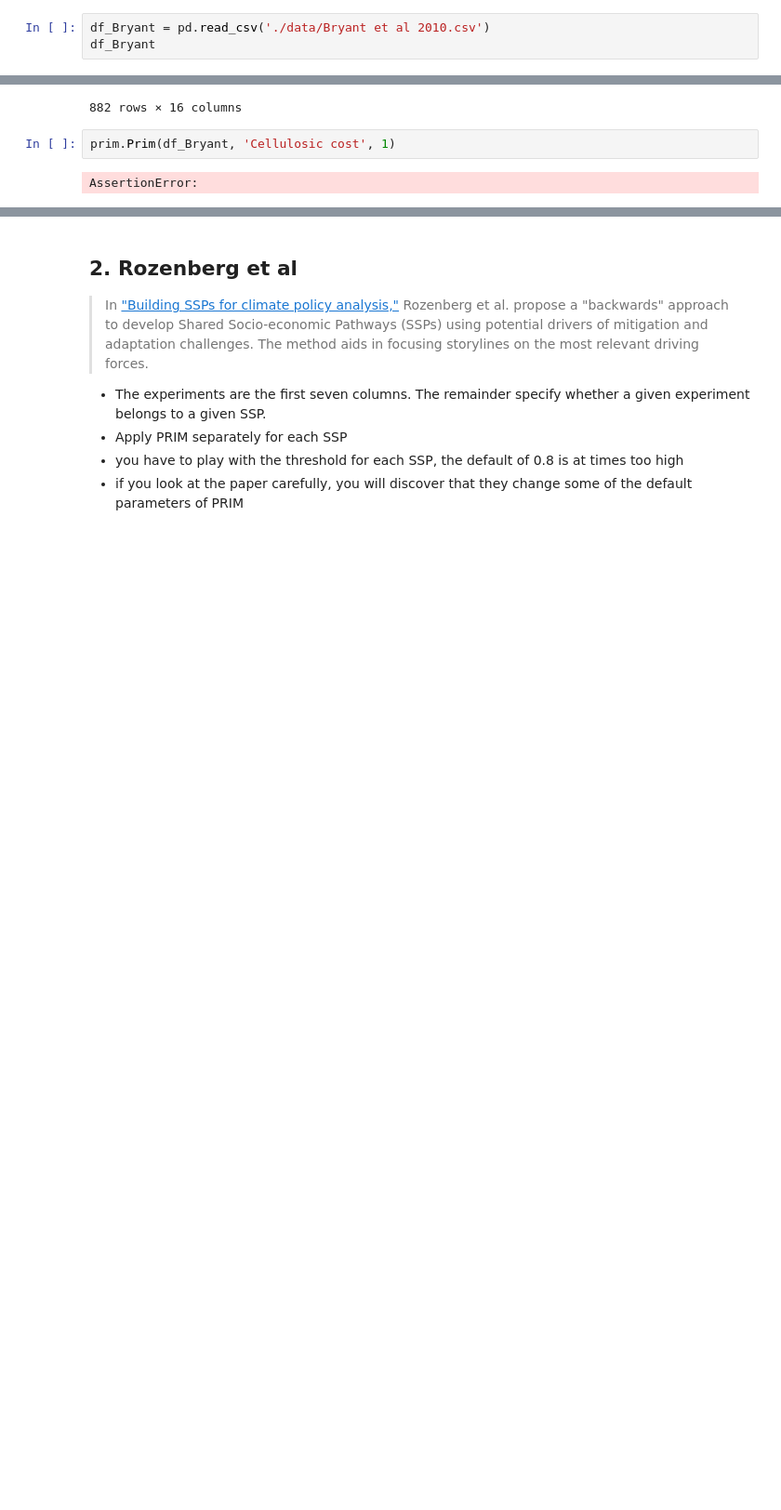
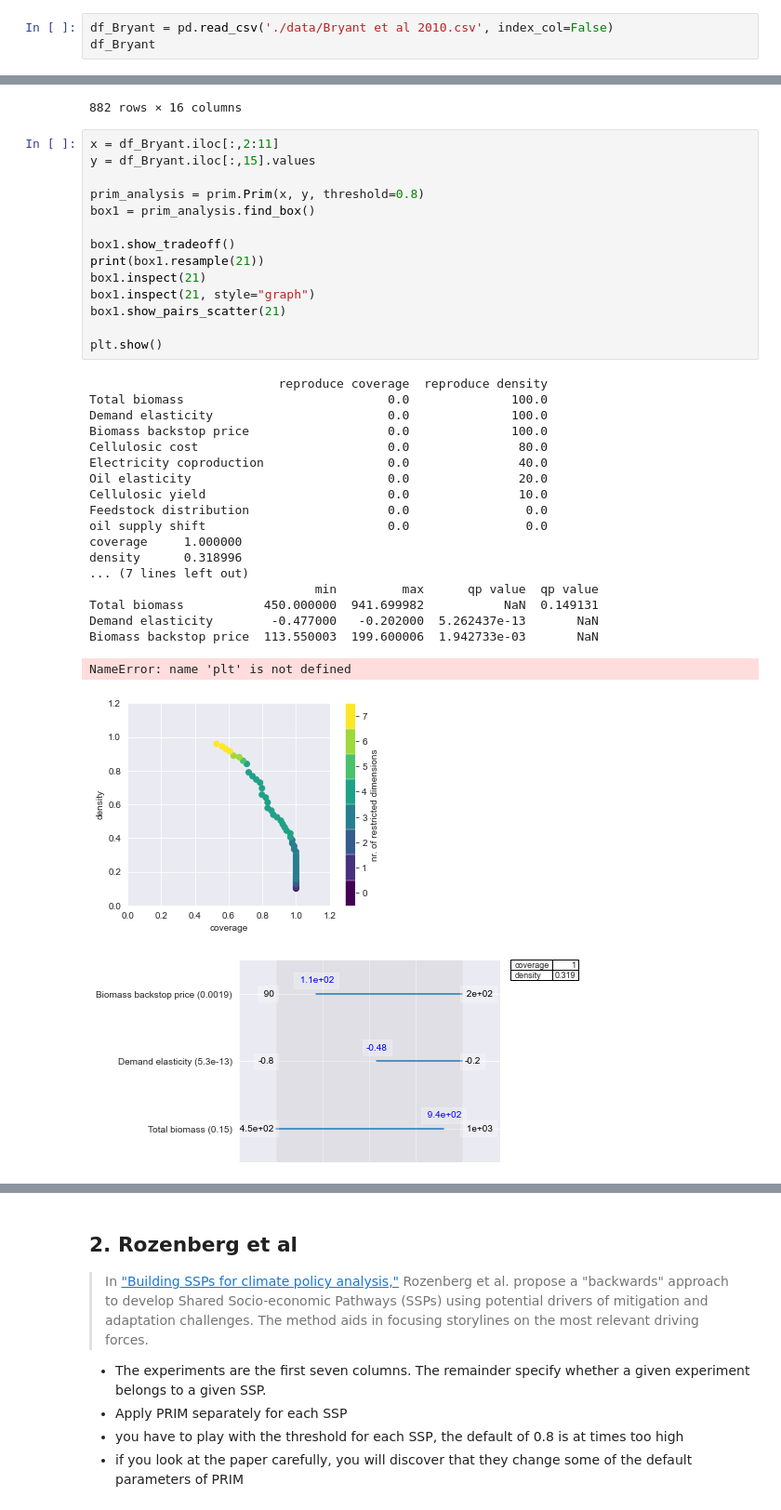
Before and after one commit to matthijsvandew/epa1361_open, a Jupyter notebook: Week 3-4 - vulnerability analysis/assignment 4 - scenario discovery.ipynb, the cells around one changed output, grey strips where cells are left out. Shown: that part at 93% size. Cells and saved outputs as stored; diff of their text form; blank space fills up the shorter version.

Commit message:
Update assignment 4 - scenario discovery.ipynb
First successful usage of Prim according to the docs

```diff
--- a/Week 3-4 - vulnerability analysis/assignment 4 - scenario discovery.ipynb
+++ b/Week 3-4 - vulnerability analysis/assignment 4 - scenario discovery.ipynb
@@ -22,7 +22,7 @@ Load the data using pandas. The experiments are in colums 2-10, while the outcom
 from ema_workbench.analysis import prim
 import pandas as pd
 # %%
-df_Bryant = pd.read_csv('./data/Bryant et al 2010.csv')
+df_Bryant = pd.read_csv('./data/Bryant et al 2010.csv', index_col=False)
 df_Bryant
 # %% [output]
 |  | renew req % | Pricing | Cellulosic cost | Total biomass | Feedstock distribution | Cellulosic yield | ... |
@@ -38,7 +38,38 @@ df_Bryant
 | 880 | 0.25 | 1 | 108.300003 | 694.200012 | 0.65 | 99.800003 | ... |
 | 881 | 0.25 | 1 | 121.099998 | 588.599976 | 0.35 | 94.599998 | ... |
 882 rows × 16 columns
-# %%
-prim.Prim(df_Bryant, 'Cellulosic cost', 1)
-# %% [output]
-AssertionError:
+# %%
+x = df_Bryant.iloc[:,2:11]
+y = df_Bryant.iloc[:,15].values
+
+prim_analysis = prim.Prim(x, y, threshold=0.8)
+box1 = prim_analysis.find_box()
+
+box1.show_tradeoff()
+print(box1.resample(21))
+box1.inspect(21)
+box1.inspect(21, style="graph")
+box1.show_pairs_scatter(21)
+
+plt.show()
+# %% [output]
+                          reproduce coverage  reproduce density
+Total biomass                            0.0              100.0
+Demand elasticity                        0.0              100.0
+Biomass backstop price                   0.0              100.0
+Cellulosic cost                          0.0               80.0
+Electricity coproduction                 0.0               40.0
+Oil elasticity                           0.0               20.0
+Cellulosic yield                         0.0               10.0
+Feedstock distribution                   0.0                0.0
+oil supply shift                         0.0                0.0
+coverage     1.000000
+density      0.318996
+... (7 lines left out)
+                               min         max      qp value  qp value
+Total biomass           450.000000  941.699982           NaN  0.149131
+Demand elasticity        -0.477000   -0.202000  5.262437e-13       NaN
+Biomass backstop price  113.550003  199.600006  1.942733e-03       NaN
+NameError: name 'plt' is not defined
+[figure, added]
+[figure, added]
```
Also changed, not shown: parts of 3 cells of this notebook.
